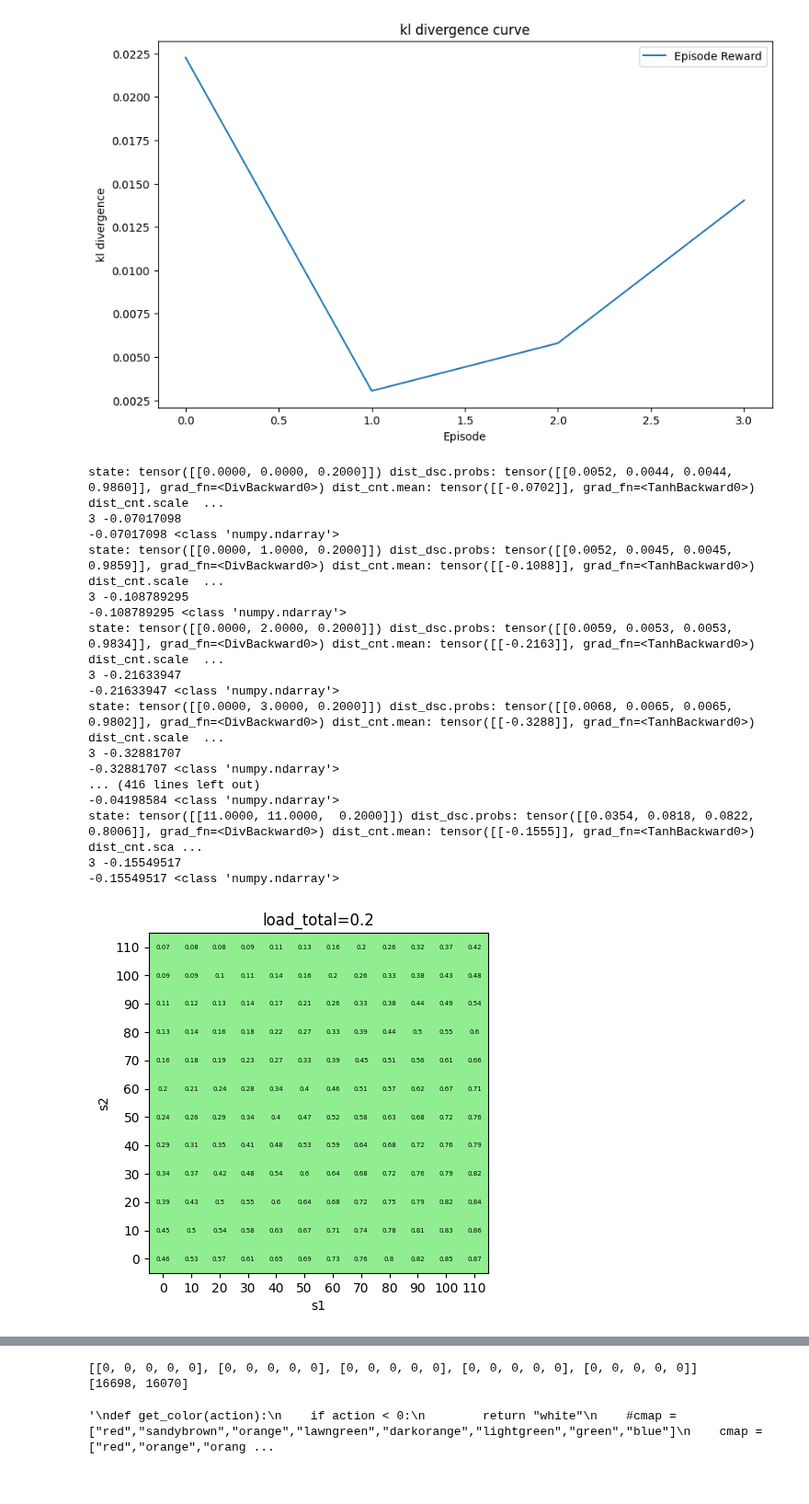
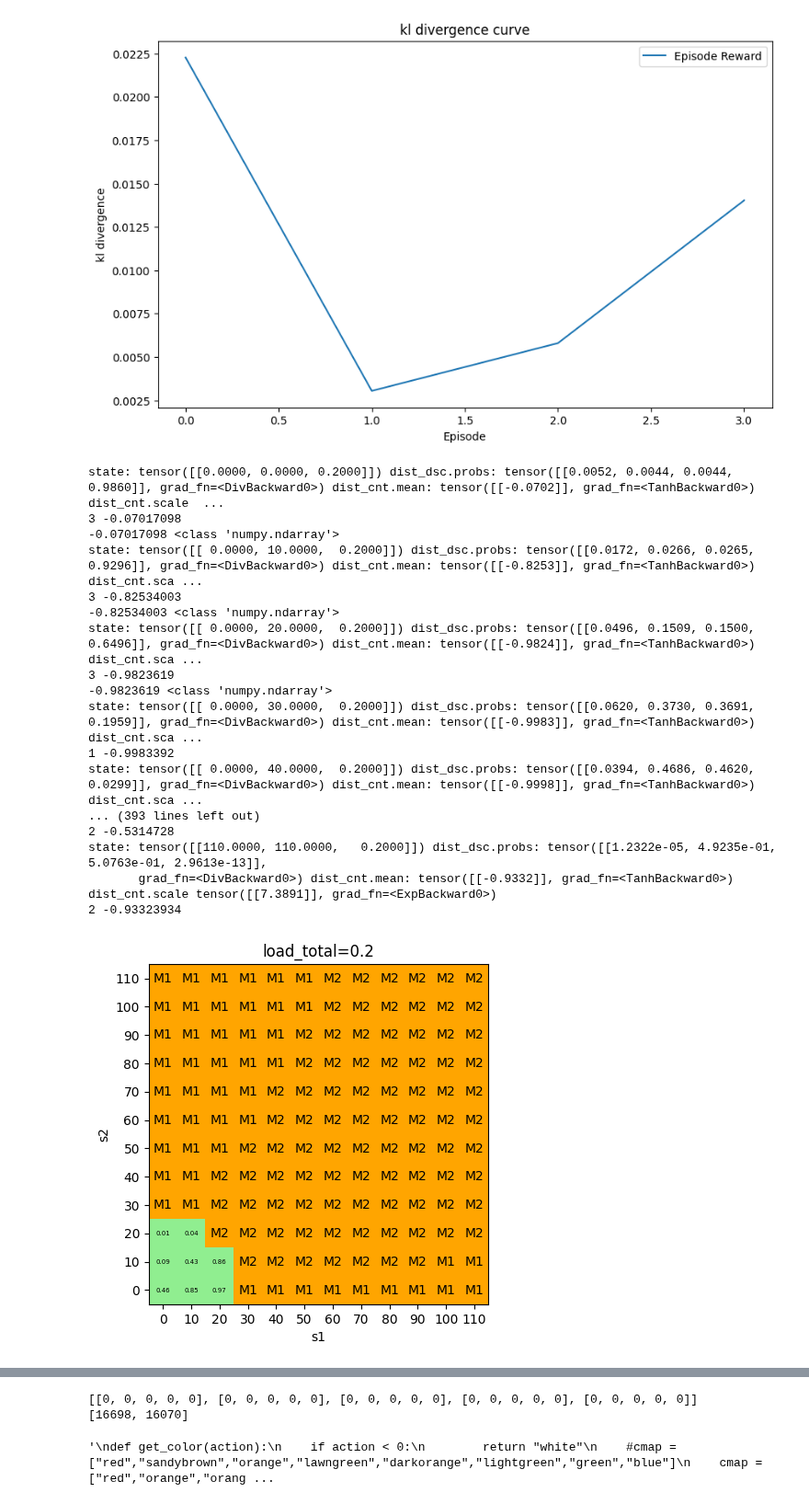
Before and after one commit to AbeTetsuyaR/AbePPO, a Jupyter notebook: AbePPO0904_without_ohe.ipynb, the cells around one changed output, grey strips where cells are left out. Shown at 92% size. Saved outputs shown, nothing was run; the diff lists cells and outputs as text; code cells hidden in the pictures.

```diff
--- a/AbePPO0904_without_ohe.ipynb
+++ b/AbePPO0904_without_ohe.ipynb
@@ -1061,8 +1061,8 @@ def optimal_policy(load_total):
     for s1 in range(x+2):
         for s2 in range(x+2):
             a =env.L/(x)
-            x1 =s1*a/10
-            x2 =s2*a/10
+            x1 =s1*a
+            x2 =s2*a
             #level_ohe = one_hot_encoding(levels=[s2,s3])
             state = [x1,x2] + list([load_total])
             #print(state)
@@ -1138,48 +1138,48 @@ state_value(load_total=1)
 #optimal_policy(s1=0,m1=0,m2=0,m3=0,b=-1,d=0,t=1)
 #optimal_policy(s1=1,m1=0,m2=0,m3=0,b=-1,d=0,t=1)
 #optimal_policy(s1=2,m1=0,m2=0,m3=0,b=-1,d=0,t=1)
 #optimal_policy(s1=3,m1=0,m2=0,m3=0,b=-1,d=0,t=1)
 #optimal_policy(s1=4,m1=0,m2=0,m3=0,b=-1,d=-1,t=0.3)
 #optimal_policy(s1=0,m1=0,m2=0,m3=0,b=-1,d=-1,t=0.3)
 #optimal_policy(s1=1,m1=0,m2=0,m3=0,b=-1,d=-1,t=0.3)
 #optimal_policy(s1=2,m1=0,m2=0,m3=0,b=-1,d=-1,t=0.3)
 #optimal_policy(s1=3,m1=0,m2=0,m3=0,b=-1,d=-1,t=0.3)
 #optimal_policy(s1=4,m1=0,m2=0,m3=0,b=-1,d=-1,t=0.3)
 s1 = 4
 s2 = 4
 s3 = 4
 m1 = 0
 m2 = 0
 m3 = 0
 inventory = 0
 #demand = 0
 remain_interval = 1
 #level_ohe, mstatus_ohe = one_hot_encoding(levels=[s1,s2,s3],maintenance_status=[m1,m2,m3])
 #state = level_ohe + mstatus_ohe + list([inventory,demand,remain_interval])
 #act_dsc, act_cnt, log_prob, val = agent.choose_action_max_prob(state)
 #act_dsc = act_dsc.item()
 #act_dsc
 print(env.Visit)
 print(env.cntCount)
 # %% [output]
 state: tensor([[0.0000, 0.0000, 0.2000]]) dist_dsc.probs: tensor([[0.0052, 0.0044, 0.0044, 0.9860]], grad_fn=<DivBackward0>) dist_cnt.mean: tensor([[-0.0702]], grad_fn=<TanhBackward0>) dist_cnt.scale  ...
 3 -0.07017098
 -0.07017098 <class 'numpy.ndarray'>
-state: tensor([[0.0000, 1.0000, 0.2000]]) dist_dsc.probs: tensor([[0.0052, 0.0045, 0.0045, 0.9859]], grad_fn=<DivBackward0>) dist_cnt.mean: tensor([[-0.1088]], grad_fn=<TanhBackward0>) dist_cnt.scale  ...
-3 -0.108789295
--0.108789295 <class 'numpy.ndarray'>
-state: tensor([[0.0000, 2.0000, 0.2000]]) dist_dsc.probs: tensor([[0.0059, 0.0053, 0.0053, 0.9834]], grad_fn=<DivBackward0>) dist_cnt.mean: tensor([[-0.2163]], grad_fn=<TanhBackward0>) dist_cnt.scale  ...
-3 -0.21633947
--0.21633947 <class 'numpy.ndarray'>
-state: tensor([[0.0000, 3.0000, 0.2000]]) dist_dsc.probs: tensor([[0.0068, 0.0065, 0.0065, 0.9802]], grad_fn=<DivBackward0>) dist_cnt.mean: tensor([[-0.3288]], grad_fn=<TanhBackward0>) dist_cnt.scale  ...
-3 -0.32881707
--0.32881707 <class 'numpy.ndarray'>
-... (416 lines left out)
--0.04198584 <class 'numpy.ndarray'>
-state: tensor([[11.0000, 11.0000,  0.2000]]) dist_dsc.probs: tensor([[0.0354, 0.0818, 0.0822, 0.8006]], grad_fn=<DivBackward0>) dist_cnt.mean: tensor([[-0.1555]], grad_fn=<TanhBackward0>) dist_cnt.sca ...
-3 -0.15549517
--0.15549517 <class 'numpy.ndarray'>
+state: tensor([[ 0.0000, 10.0000,  0.2000]]) dist_dsc.probs: tensor([[0.0172, 0.0266, 0.0265, 0.9296]], grad_fn=<DivBackward0>) dist_cnt.mean: tensor([[-0.8253]], grad_fn=<TanhBackward0>) dist_cnt.sca ...
+3 -0.82534003
+-0.82534003 <class 'numpy.ndarray'>
+state: tensor([[ 0.0000, 20.0000,  0.2000]]) dist_dsc.probs: tensor([[0.0496, 0.1509, 0.1500, 0.6496]], grad_fn=<DivBackward0>) dist_cnt.mean: tensor([[-0.9824]], grad_fn=<TanhBackward0>) dist_cnt.sca ...
+3 -0.9823619
+-0.9823619 <class 'numpy.ndarray'>
+state: tensor([[ 0.0000, 30.0000,  0.2000]]) dist_dsc.probs: tensor([[0.0620, 0.3730, 0.3691, 0.1959]], grad_fn=<DivBackward0>) dist_cnt.mean: tensor([[-0.9983]], grad_fn=<TanhBackward0>) dist_cnt.sca ...
+1 -0.9983392
+state: tensor([[ 0.0000, 40.0000,  0.2000]]) dist_dsc.probs: tensor([[0.0394, 0.4686, 0.4620, 0.0299]], grad_fn=<DivBackward0>) dist_cnt.mean: tensor([[-0.9998]], grad_fn=<TanhBackward0>) dist_cnt.sca ...
+... (393 lines left out)
+2 -0.5314728
+state: tensor([[110.0000, 110.0000,   0.2000]]) dist_dsc.probs: tensor([[1.2322e-05, 4.9235e-01, 5.0763e-01, 2.9613e-13]],
+       grad_fn=<DivBackward0>) dist_cnt.mean: tensor([[-0.9332]], grad_fn=<TanhBackward0>) dist_cnt.scale tensor([[7.3891]], grad_fn=<ExpBackward0>)
+2 -0.93323934
-[figure, old version]
+[figure, new version]
 state: tensor([[0., 0., 1.]]) dist_dsc.probs: tensor([[0.0062, 0.0057, 0.0057, 0.9825]], grad_fn=<DivBackward0>) dist_cnt.mean: tensor([[0.0187]], grad_fn=<TanhBackward0>) dist_cnt.scale tensor([[1.23 ...
 3 0.018713234
 0.018713234 <class 'numpy.ndarray'>
```
Also changed, not shown: parts of 1 cell of this notebook.
